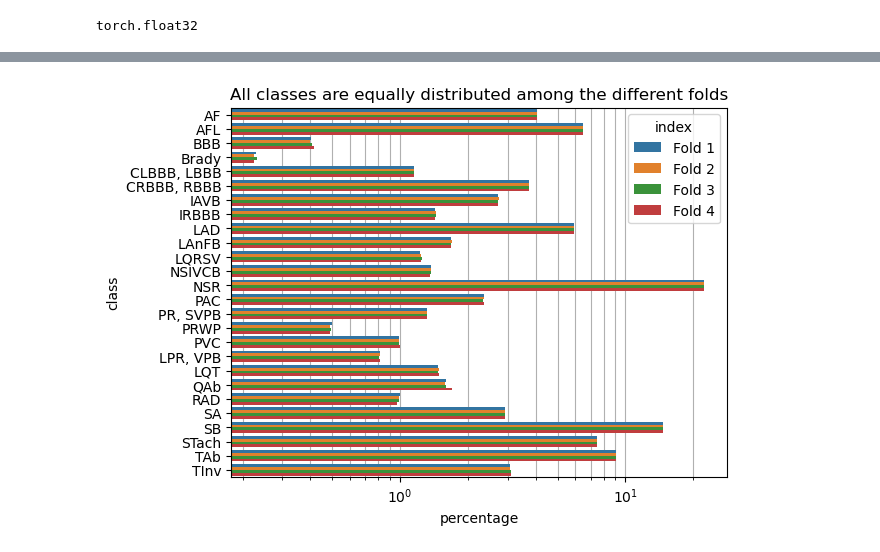
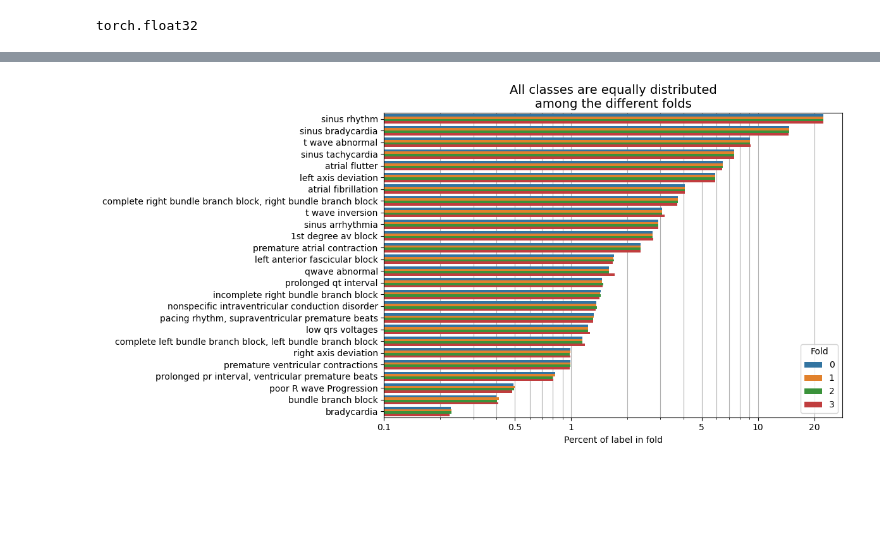
Before and after one commit to NabJa/scaling-ecg-models, a Jupyter notebook: notebooks/dataset_physionet.ipynb, the cells around one changed output, grey strips where cells are left out. Cells and saved outputs as stored; diff of their text form; code cells hidden in the pictures; blank space fills up the shorter version.

```diff
--- a/notebooks/dataset_physionet.ipynb
+++ b/notebooks/dataset_physionet.ipynb
@@ -81,3 +84,0 @@ from skmultilearn.model_selection import IterativeStratification
-# %%
-# Stack all labels in out dataset
-y = torch.stack([dataset.get_label(sample) for _, sample in tqdm(dataset.meta.iterrows(), total=len(dataset))])
@@ -93,0 +85,2 @@ folds = list(k_fold.split(dataset.meta, y_dataset))
+# %%
+N_FOLDS = 4
@@ -94,9 +93,16 @@ folds = list(k_fold.split(dataset.meta, y_dataset))
+# %%
+# Extract all labels
+with tqdm(dataset.meta.iterrows(), total=len(dataset.meta), desc="Generate y tensor") as spbar:
+    y = torch.stack([dataset.get_label(sample) for _, sample in spbar])
 # %%
 train_ratios = []
 test_ratios = []
 
 # Calculate ratios for each fold
-for fold, (train, test) in enumerate(folds):
+for fold in range(N_FOLDS):
+    test = np.where(dataset.meta.Fold == fold)[0]
+    train = np.where(dataset.meta.Fold != fold)[0]
+
     y_train, y_test = y[train], y[test]
 
     y_test_ratio = 100 * y_test.sum(axis=0) / y_test.sum()
@@ -106,22 +112,46 @@ for fold, (train, test) in enumerate(folds):
     test_ratios.append(y_test_ratio.tolist())
 # %%
 # Prepare data for plotting
-fold_labels = [f"Fold {i+1}" for i in range(len(folds))]
-class_labels = [dataset.index_to_label(i) for i in range(y.shape[1])]
+fold_labels = list(range(N_FOLDS))
+class_labels = [dataset.index_to_label(i, "Dx") for i in range(y.shape[1])]
 
 train_data = pd.DataFrame(train_ratios, columns=class_labels, index=fold_labels).reset_index()
 train_data['split'] = 'Train'
 
 test_data = pd.DataFrame(test_ratios, columns=class_labels, index=fold_labels).reset_index()
 test_data['split'] = 'Test'
 
 plot_data = pd.concat([train_data, test_data])
 plot_data = plot_data.melt(id_vars=['index', 'split'], var_name='class', value_name='percentage')
 
-plt.title("All classes are equally distributed among the different folds")
-sns.barplot(data=plot_data[plot_data.split == "Test"], y="class", x="percentage", hue="index", zorder=2)
+ticks = [0.1, 0.5, 1, 5, 10, 20]
+tick_labels = [f"{t:.1f}" if t < 1 else f"{int(t)}" for t in ticks]
+
+# Calculate total percentages for sorting
+total_percentages = plot_data.groupby('class')['percentage'].sum()
+sorted_classes = total_percentages.sort_values(ascending=False).index
+
+# Update the 'class' column to a Categorical type with the sorted order
+plot_data['class'] = pd.Categorical(plot_data['class'], categories=sorted_classes, ordered=True)
+
+# Plot sorted by the most common label
+plt.figure(figsize=(12, 6))
+plt.title("All classes are equally distributed\namong the different folds", fontsize=14)
+sns.barplot(
+    data=plot_data[plot_data.split == "Test"],
+    y="class",
+    x="percentage",
+    hue="index",
+    zorder=2,
+    palette="tab10"
+)
 plt.xscale("log")
-plt.grid(axis="x", which="both", zorder=1)
+plt.xticks(ticks=ticks, labels=tick_labels)
+plt.xlabel("Percent of label in fold")
+plt.ylabel("")
+plt.grid(axis="x", which="both")
+plt.legend(title="Fold")
+plt.tight_layout()
 plt.show()
 # %% [output]
-[figure, old version]
+[figure, new version]
```
Also changed, not shown: parts of 30 cells of this notebook.
